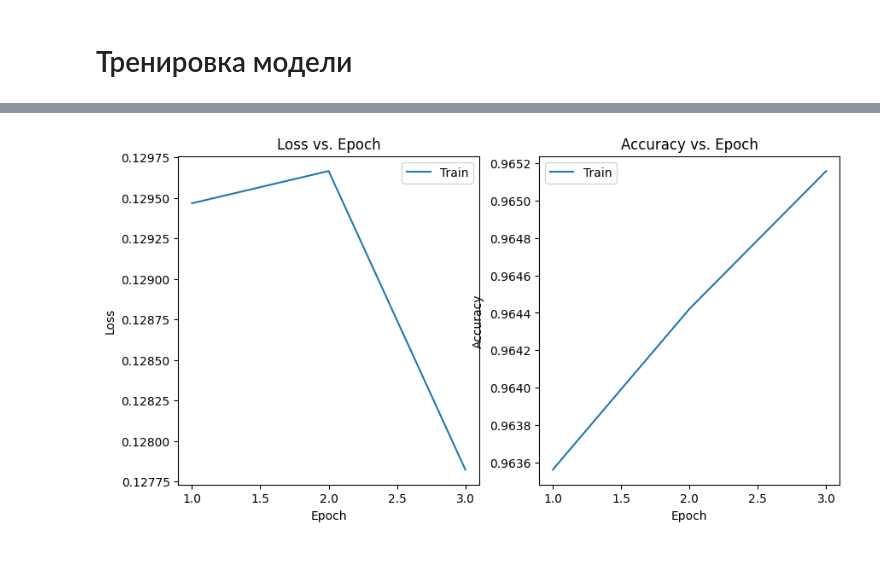
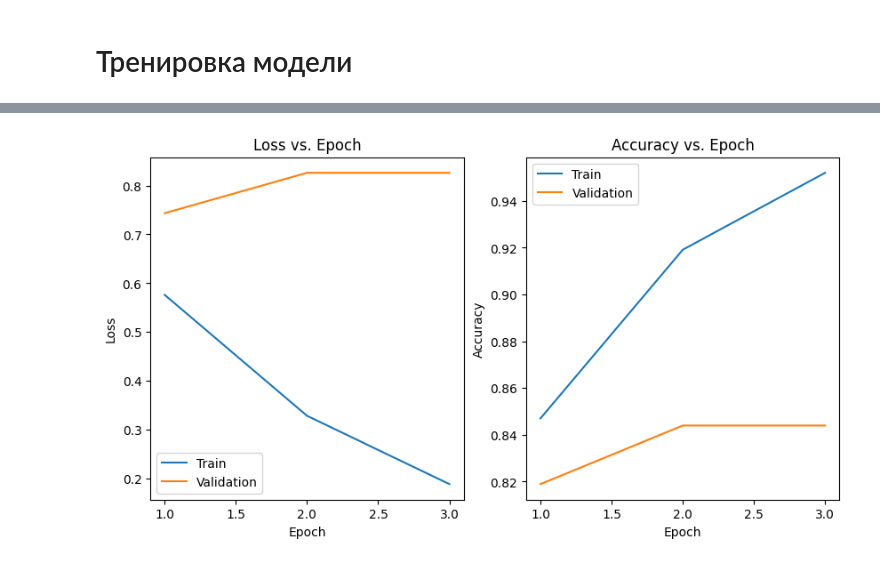
Before and after one commit to pavel-collab/SBT-kaggle-nlp, a Jupyter notebook: main.ipynb, the cells around one changed output, grey strips where cells are left out. Drawn from its saved outputs; the diff is of its cells as text; code cells hidden in the pictures.

```diff
--- a/main.ipynb
+++ b/main.ipynb
@@ -272,9 +281,10 @@ weighted avg       0.31      0.03      0.03      2038
 # %%
 from transformers import AdamW
 
-optimizer = AdamW(model.parameters(), lr=5e-5)
+optimizer = AdamW(model.parameters(), lr=5e-5, weight_decay=1e-4)
 # %%
 from transformers import get_scheduler
+import torch.nn as nn
 
 num_epochs = 3
 num_training_steps = num_epochs * len(train_loader)
@@ -284,4 +294,5 @@ lr_scheduler = get_scheduler(
     num_warmup_steps=0,
     num_training_steps=num_training_steps,
 )
-print(num_training_steps)
+
+criterion = nn.CrossEntropyLoss(weight=class_weights.to(device))
@@ -306,10 +315,17 @@ for epoch in range(num_epochs):
     for batch in train_loader:
         batch = {k: v.to(device) for k, v in batch.items()}
         outputs = model(**batch)
-        loss = outputs.loss
+        # loss = outputs.loss
+
+        logits = outputs.logits
+        predicted = torch.argmax(logits, dim=-1)
+        labels = batch['labels']
+
+        loss = criterion(logits,
+                         labels.type(torch.LongTensor).to(device))
         loss.backward()
 
-        # torch.nn.utils.clip_grad_norm_(model.parameters(), max_norm=1.0) #! добавить клипинк для предотвращения взрыва градиентов
+        torch.nn.utils.clip_grad_norm_(model.parameters(), max_norm=1.0) #! добавить клипинк для предотвращения взрыва градиентов
 
         optimizer.step()
         lr_scheduler.step()
@@ -318,10 +334,8 @@ for epoch in range(num_epochs):
 
         running_loss += loss.item()
 
-        logits = outputs.logits
-        predicted = torch.argmax(logits, dim=-1)
-        total += batch['labels'].size(0)
-        correct += predicted.eq(batch['labels']).sum().item()
+        total += labels.size(0)
+        correct += predicted.eq(labels).sum().item()
 
     train_loss = running_loss / len(train_loader) # средняя ошибка за один проход по данным (за 1 эпоху)
     train_accuracy = correct / total
@@ -339,15 +353,18 @@ for epoch in range(num_epochs):
         for batch in val_loader:
             batch = {k: v.to(device) for k, v in batch.items()}
             outputs = model(**batch)
-            # loss = criterion(outputs, labels)
-            loss = outputs.loss
+            # loss = outputs.loss
+            logits = outputs.logits
+            predicted = torch.argmax(logits, dim=-1)
+            labels = batch['labels']
+
+            loss = criterion(logits,
+                         labels.type(torch.LongTensor).to(device))
 
             val_loss += loss.item()
 
-            logits = outputs.logits
-            predicted = torch.argmax(logits, dim=-1)
-            total += batch['labels'].size(0)
-            correct += predicted.eq(batch['labels']).sum().item()
+            total += labels.size(0)
+            correct += predicted.eq(labels).sum().item()
 
     val_loss /= len(val_loader)
     val_accuracy = correct / total
@@ -364,25 +381,25 @@ Epoch [3/3], Train Loss: 0.1278, Train Accuracy: 0.9652, Val Loss: 0.5247, Val A
 # %%
 # Построим графики
 plt.figure(figsize=(10, 5))
 plt.subplot(1, 2, 1)
 plt.plot(range(1, num_epochs+1), train_losses, label='Train')
-# plt.plot(range(1, num_epochs+1), val_losses, label='Validation')
+plt.plot(range(1, num_epochs+1), val_losses, label='Validation')
 plt.xlabel('Epoch')
 plt.ylabel('Loss')
 plt.title('Loss vs. Epoch')
 plt.legend()
 
 plt.subplot(1, 2, 2)
 plt.plot(range(1, num_epochs+1), train_accuracies, label='Train')
-# plt.plot(range(1, num_epochs+1), val_accuracies, label='Validation')
+plt.plot(range(1, num_epochs+1), val_accuracies, label='Validation')
 plt.xlabel('Epoch')
 plt.ylabel('Accuracy')
 plt.title('Accuracy vs. Epoch')
 plt.legend()
 
 plt.show()
 # %% [output]
-[figure, old version]
+[figure, new version]
 # %%
 # cm, _, accuracy, micro_f1 = evaleate_model(model, tokenized_val_dataset, device)
 cm, validation_report, accuracy = evaleate_model(model, val_loader, device)
```
Also changed, not shown: parts of 4 cells of this notebook.
